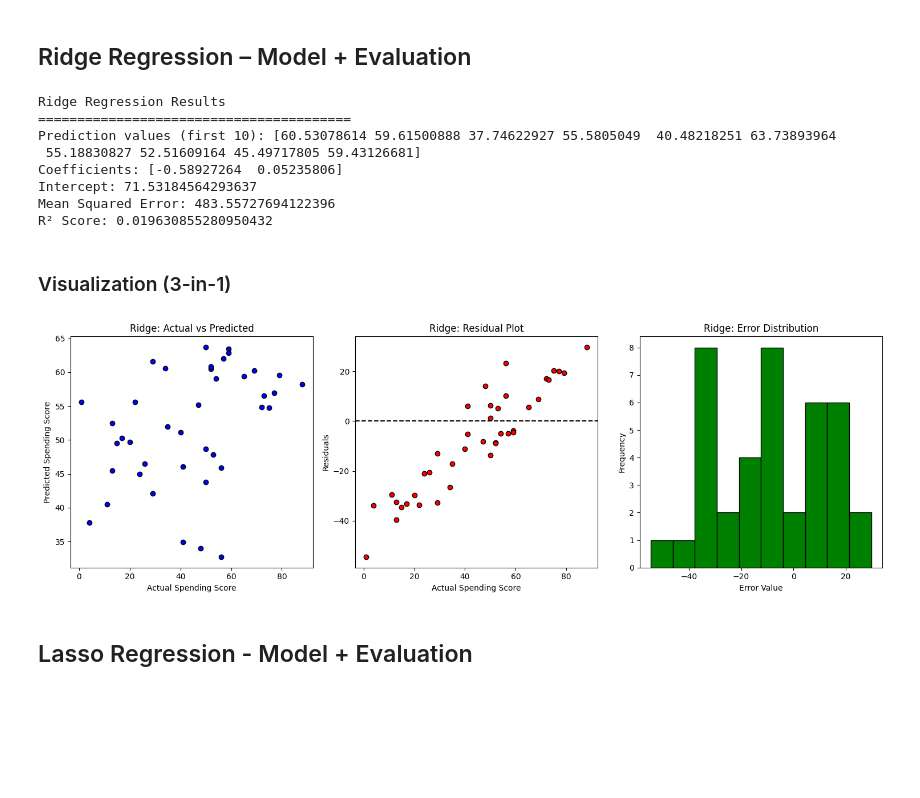
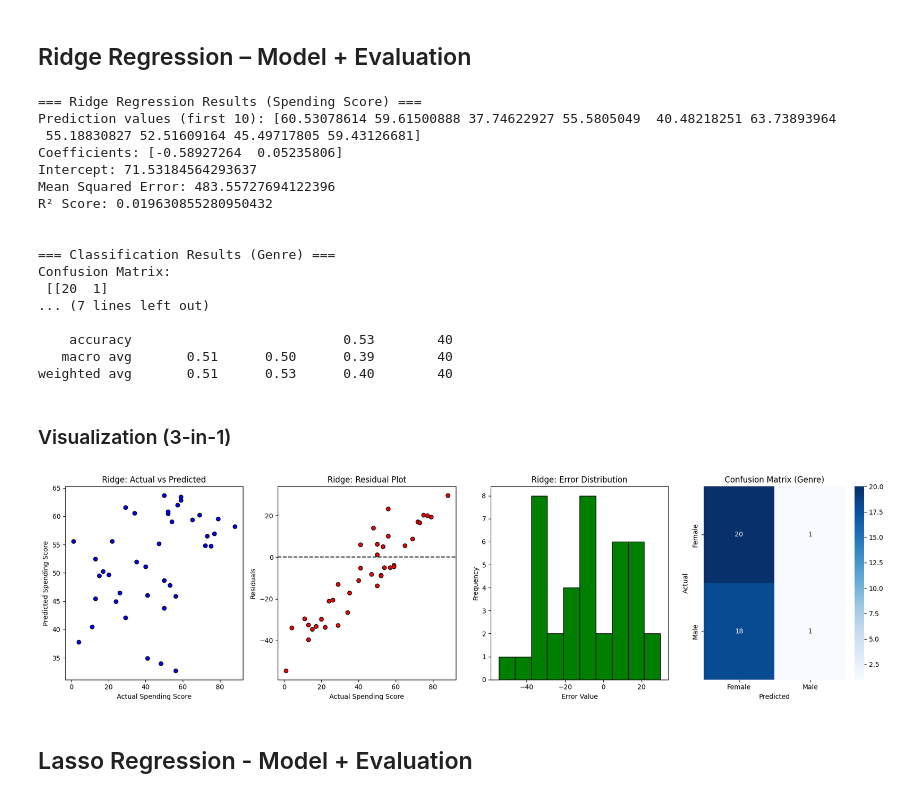
Before and after one commit to Rekhakumari28/AI-ML-MiniProjects, a Jupyter notebook: AI_ML_Week3_Project_Customer_Segmentation_for_a_Retail_Store.ipynb, the cells around one changed output. Saved outputs shown, nothing was run; the diff lists cells and outputs as text; code cells hidden in the pictures; blank space fills up the shorter version.

```diff
--- a/AI_ML_Week3_Project_Customer_Segmentation_for_a_Retail_Store.ipynb
+++ b/AI_ML_Week3_Project_Customer_Segmentation_for_a_Retail_Store.ipynb
@@ -349,63 +402,107 @@ plt.show()
 # %% [markdown]
 ## Ridge Regression – Model + Evaluation
 # %%
-# Train model
+# Train Ridge Regression model
 ridge_model = Ridge(alpha=1.0)   # L2 regularization parameter
 ridge_model.fit(X_train, y_train)
 
 # Predict
 y_pred = ridge_model.predict(X_test)
 
+# Residuals
 residuals = y_test - y_pred
 
-# Evaluate
-print("Ridge Regression Results")
-print("="*40)
+# Evaluation (regression)
+print("=== Ridge Regression Results (Spending Score) ===")
 print("Prediction values (first 10):", y_pred[:10])
 print("Coefficients:", ridge_model.coef_)
 print("Intercept:", ridge_model.intercept_)
 print("Mean Squared Error:", mean_squared_error(y_test, y_pred))
 print("R² Score:", r2_score(y_test, y_pred))
+print("\n")
+
+# =============================
+# Part 2: Classification (Genre)
+# =============================
+
+# Features for classification (drop ID and Genre only)
+X_cls = df.drop(columns=["CustomerID", "Genre"])
+y_cls = df["Genre"]
+
+# Split data
+Xc_train, Xc_test, yc_train, yc_test = train_test_split(
+    X_cls, y_cls, test_size=0.2, random_state=42
+)
+
+# Train logistic regression model
+clf = LogisticRegression(max_iter=1000)
+clf.fit(Xc_train, yc_train)
+
+# Predict
+yc_pred = clf.predict(Xc_test)
+
+# Evaluation (classification)
+print("=== Classification Results (Genre) ===")
+cm = confusion_matrix(yc_test, yc_pred)
+print("Confusion Matrix:\n", cm)
+print("Accuracy:", accuracy_score(yc_test, yc_pred))
+print("Classification Report:\n", classification_report(yc_test, yc_pred))
 # %% [output]
-Ridge Regression Results
-========================================
+=== Ridge Regression Results (Spending Score) ===
 Prediction values (first 10): [60.53078614 59.61500888 37.74622927 55.5805049  40.48218251 63.73893964
  55.18830827 52.51609164 45.49717805 59.43126681]
 Coefficients: [-0.58927264  0.05235806]
 Intercept: 71.53184564293637
 Mean Squared Error: 483.55727694122396
 R² Score: 0.019630855280950432
+
+
+=== Classification Results (Genre) ===
+Confusion Matrix:
+ [[20  1]
+... (7 lines left out)
+
+    accuracy                           0.53        40
+   macro avg       0.51      0.50      0.39        40
+weighted avg       0.51      0.53      0.40        40
 # %% [markdown]
 ### Visualization (3-in-1)
 # %%
-plt.figure(figsize=(15, 5))
+plt.figure(figsize=(18, 5))
 
-# Plot 1: Actual vs Predicted
-plt.subplot(1, 3, 1)
+# Plot 1: Actual vs Predicted (Regression)
+plt.subplot(1, 4, 1)
 plt.scatter(y_test, y_pred, color="blue", edgecolor="k")
 plt.xlabel("Actual Spending Score")
 plt.ylabel("Predicted Spending Score")
 plt.title("Ridge: Actual vs Predicted")
 
-# Plot 2: Residual Plot
-plt.subplot(1, 3, 2)
+# Plot 2: Residual Plot (Regression)
+plt.subplot(1, 4, 2)
 plt.scatter(y_test, residuals, color="red", edgecolor="k")
 plt.axhline(y=0, color="black", linestyle="--")
 plt.xlabel("Actual Spending Score")
 plt.ylabel("Residuals")
 plt.title("Ridge: Residual Plot")
 
-# Plot 3: Error Distribution
-plt.subplot(1, 3, 3)
+# Plot 3: Error Distribution (Regression)
+plt.subplot(1, 4, 3)
 plt.hist(residuals, bins=10, color="green", edgecolor="black")
 plt.xlabel("Error Value")
 plt.ylabel("Frequency")
 plt.title("Ridge: Error Distribution")
 
+# Plot 4: Confusion Matrix (Classification)
+plt.subplot(1, 4, 4)
+sns.heatmap(cm, annot=True, fmt="d", cmap="Blues", xticklabels=clf.classes_, yticklabels=clf.classes_)
+plt.xlabel("Predicted")
+plt.ylabel("Actual")
+plt.title("Confusion Matrix (Genre)")
+
 plt.tight_layout()
 plt.show()
 # %% [output]
-[figure, old version]
+[figure, new version]
 # %% [markdown]
 ## Lasso Regression - Model + Evaluation
 # %%
```
Also changed, not shown: parts of 27 cells of this notebook.
